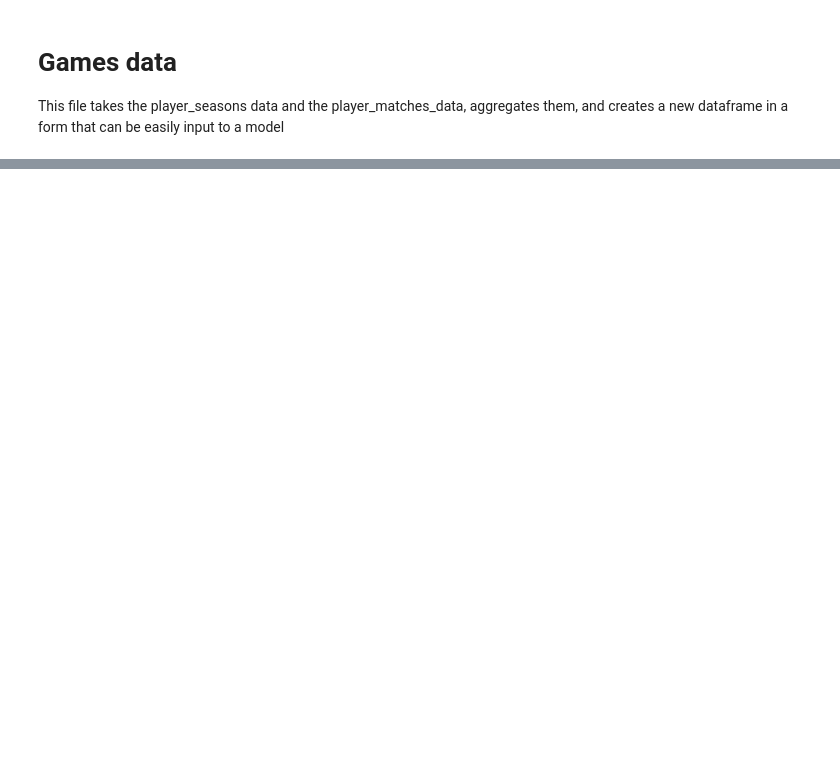
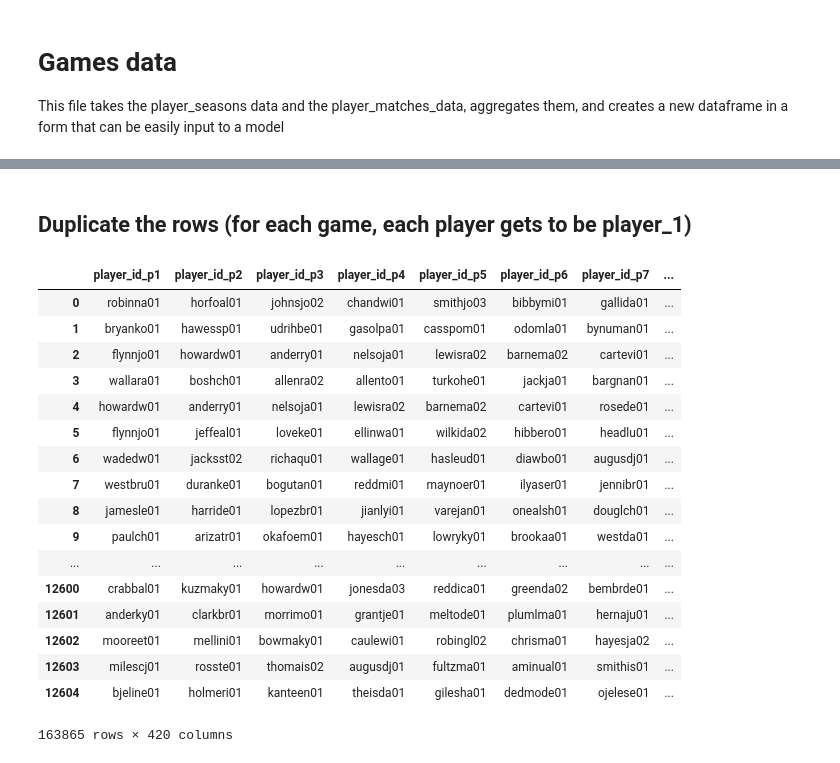
Before and after one commit to AsherWright/ml-fantasy-basketball, a Jupyter notebook: src/games_data.ipynb, the cells around one changed output, grey strips where cells are left out. Cells and saved outputs as stored; diff of their text form; code cells hidden in the pictures; blank space fills up the shorter version.

```diff
--- a/src/games_data.ipynb
+++ b/src/games_data.ipynb
@@ -67,3 +72,54 @@ per_game_df
 # %%
 path = "../data/games_" + str(NUM_PLAYERS_CONSIDERED_PER_TEAM) + "_players" + ".csv"
 per_game_df.to_csv(path, index = False)
+# %% [markdown]
+## Duplicate the rows (for each game, each player gets to be player_1)
+# %%
+def swap_colums_orders(colnames, i, j):
+    pi = "_p" + str(i)
+    pj = "_p" + str(j)
+    swapped_colnames = []
+    for col in colnames :
+        new_col = col
+        if col.find(pi, len(col)-len(pi)) > -1:
+            new_col = col.replace(pi, pj)
+        if col.find(pj, len(col)-len(pj)) > -1:
+            new_col = col.replace(pj, pi)
+        swapped_colnames.append(new_col)
+    return swapped_colnames
+def swap_team_columns(colnames):
+    swaped_teams = colnames
+    for i in range(1,8):
+        swaped_teams = swap_colums_orders(swaped_teams, i, 7+i)
+    return swaped_teams
+# %%
+colnames_all = per_game_df.columns
+all_per_game_df = per_game_df
+
+for team in range(2) :
+    for i in range(2+7*team, 8+7*team):
+        temps_df = per_game_df[swap_colum_orders(colnames_all, 1+7*team, i)]
+        if team==1:
+            temps_df = temps_df[swap_team_columns(colnames_all)]
+        temps_df.columns = colnames_all
+        all_per_game_df = pd.concat([all_per_game_df, temps_df])
+all_per_game_df
+# %% [output]
+|  | player_id_p1 | player_id_p2 | player_id_p3 | player_id_p4 | player_id_p5 | player_id_p6 | player_id_p7 | ... |
+| 0 | robinna01 | horfoal01 | johnsjo02 | chandwi01 | smithjo03 | bibbymi01 | gallida01 | ... |
+| 1 | bryanko01 | hawessp01 | udrihbe01 | gasolpa01 | casspom01 | odomla01 | bynuman01 | ... |
+| 2 | flynnjo01 | howardw01 | anderry01 | nelsoja01 | lewisra02 | barnema02 | cartevi01 | ... |
+| 3 | wallara01 | boshch01 | allenra02 | allento01 | turkohe01 | jackja01 | bargnan01 | ... |
+| 4 | howardw01 | anderry01 | nelsoja01 | lewisra02 | barnema02 | cartevi01 | rosede01 | ... |
+| 5 | flynnjo01 | jeffeal01 | loveke01 | ellinwa01 | wilkida02 | hibbero01 | headlu01 | ... |
+| 6 | wadedw01 | jacksst02 | richaqu01 | wallage01 | hasleud01 | diawbo01 | augusdj01 | ... |
+| 7 | westbru01 | duranke01 | bogutan01 | reddmi01 | maynoer01 | ilyaser01 | jennibr01 | ... |
+| 8 | jamesle01 | harride01 | lopezbr01 | jianlyi01 | varejan01 | onealsh01 | douglch01 | ... |
+| 9 | paulch01 | arizatr01 | okafoem01 | hayesch01 | lowryky01 | brookaa01 | westda01 | ... |
+| ... | ... | ... | ... | ... | ... | ... | ... | ... |
+| 12600 | crabbal01 | kuzmaky01 | howardw01 | jonesda03 | reddica01 | greenda02 | bembrde01 | ... |
+| 12601 | anderky01 | clarkbr01 | morrimo01 | grantje01 | meltode01 | plumlma01 | hernaju01 | ... |
+| 12602 | mooreet01 | mellini01 | bowmaky01 | caulewi01 | robingl02 | chrisma01 | hayesja02 | ... |
+| 12603 | milescj01 | rosste01 | thomais02 | augusdj01 | fultzma01 | aminual01 | smithis01 | ... |
+| 12604 | bjeline01 | holmeri01 | kanteen01 | theisda01 | gilesha01 | dedmode01 | ojelese01 | ... |
+163865 rows × 420 columns
```
Also changed, not shown: parts of 2 cells of this notebook, 1 other file.
